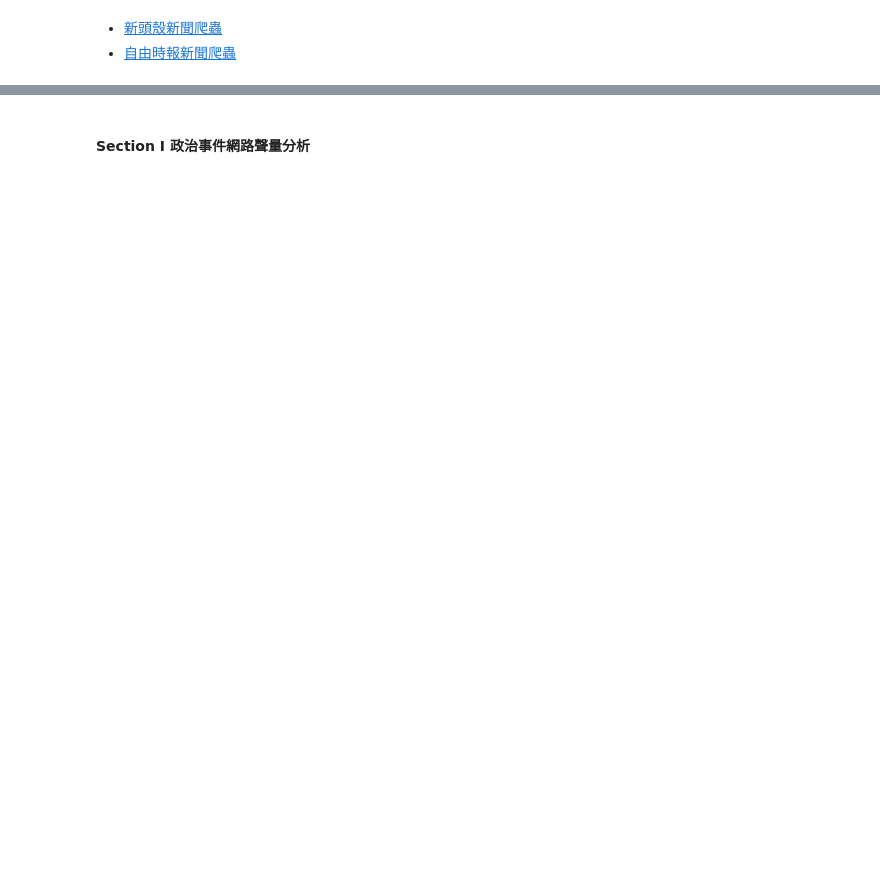
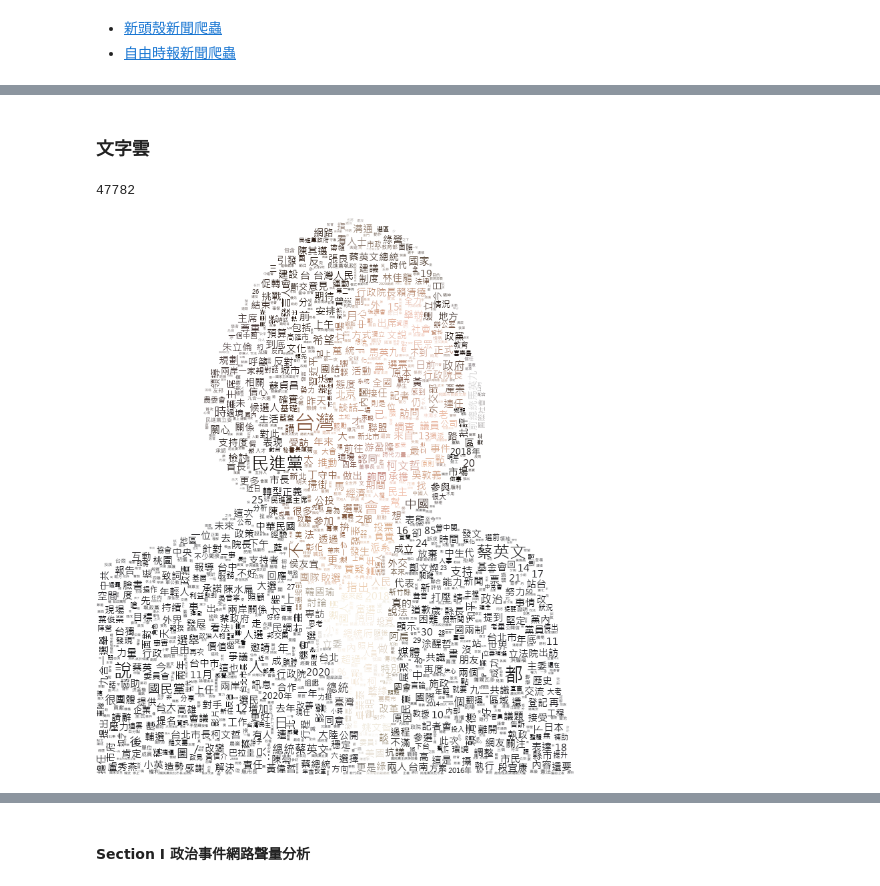
Before and after one commit to MiccWan/political-news-analysis, a Jupyter notebook: final_report.ipynb, the cells around one changed output, grey strips where cells are left out. Saved outputs shown, nothing was run; the diff lists cells and outputs as text; code cells hidden in the pictures; blank space fills up the shorter version.

```diff
--- a/final_report.ipynb
+++ b/final_report.ipynb
@@ -23,0 +46,6 @@
+# %%
+with open('crawler/data/new_talk.pkl', 'rb') as f:
+    data = pickle.load(f)
+
+data = data[::-1]
+contents = [news['content'] for news in data]
@@ -23,0 +207,10 @@
+# %% [markdown]
+### 文字雲
+# %%
+# 蔡英文
+ten_wc = get_wordcloud_of_keywords('蔡英文', contents, 'politicians/ten.png')
+ten_wc.to_file('politicians/tenwc.png')
+ten_wc.to_image()
+# %% [output]
+47782
+[figure, added]
```
Also changed, not shown: parts of 42 cells of this notebook, 7 other files.
